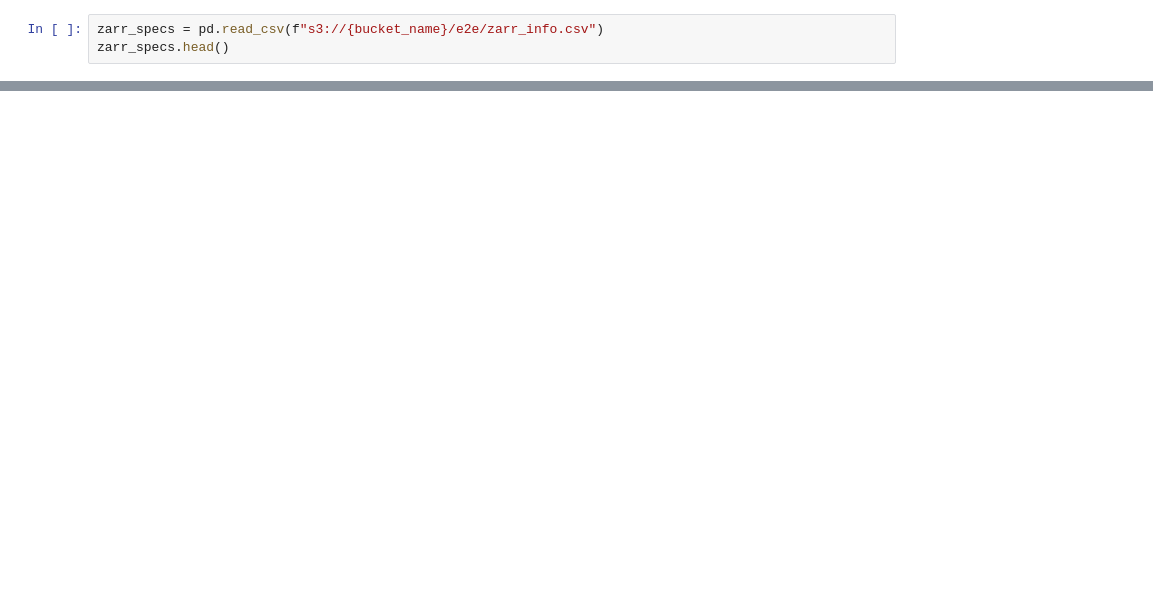
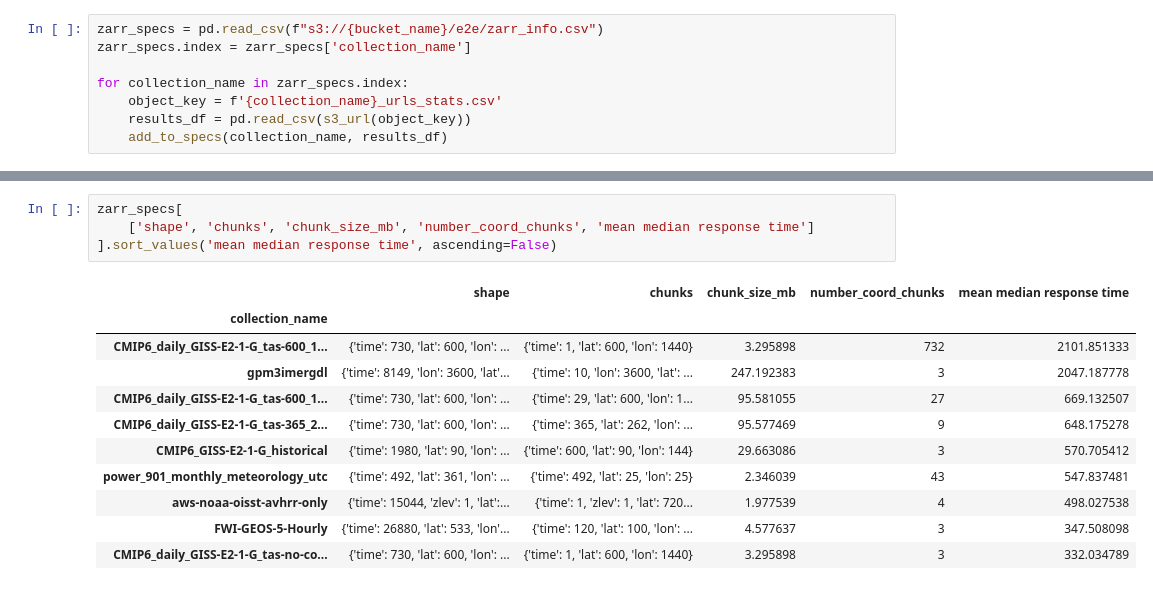
Before and after one commit to NASA-IMPACT/zarr-visualization-report, a Jupyter notebook: approaches/tiling/e2e-results.ipynb, the cells around one changed output, grey strips where cells are left out. Drawn from its saved outputs; the diff is of its cells as text; blank space fills up the shorter version.

Commit message:
Parse e2e results

```diff
--- a/approaches/tiling/e2e-results.ipynb
+++ b/approaches/tiling/e2e-results.ipynb
@@ -27,3 +45,8 @@ def s3_url(object_key):
 # %%
 zarr_specs = pd.read_csv(f"s3://{bucket_name}/e2e/zarr_info.csv")
-zarr_specs.head()
+zarr_specs.index = zarr_specs['collection_name']
+
+for collection_name in zarr_specs.index:
+    object_key = f'{collection_name}_urls_stats.csv'
+    results_df = pd.read_csv(s3_url(object_key))
+    add_to_specs(collection_name, results_df)
@@ -143,0 +63,16 @@ Name: Median Response Time, dtype: float64
+# %%
+zarr_specs[
+    ['shape', 'chunks', 'chunk_size_mb', 'number_coord_chunks', 'mean median response time']
+].sort_values('mean median response time', ascending=False)
+# %% [output]
+|  | shape | chunks | chunk_size_mb | number_coord_chunks | mean median response time |
+| collection_name |  |  |  |  |  |
+| CMIP6_daily_GISS-E2-1-G_tas-600_1... | {'time': 730, 'lat': 600, 'lon': ... | {'time': 1, 'lat': 600, 'lon': 1440} | 3.295898 | 732 | 2101.851333 |
+| gpm3imergdl | {'time': 8149, 'lon': 3600, 'lat'... | {'time': 10, 'lon': 3600, 'lat': ... | 247.192383 | 3 | 2047.187778 |
+| CMIP6_daily_GISS-E2-1-G_tas-600_1... | {'time': 730, 'lat': 600, 'lon': ... | {'time': 29, 'lat': 600, 'lon': 1... | 95.581055 | 27 | 669.132507 |
+| CMIP6_daily_GISS-E2-1-G_tas-365_2... | {'time': 730, 'lat': 600, 'lon': ... | {'time': 365, 'lat': 262, 'lon': ... | 95.577469 | 9 | 648.175278 |
+| CMIP6_GISS-E2-1-G_historical | {'time': 1980, 'lat': 90, 'lon': ... | {'time': 600, 'lat': 90, 'lon': 144} | 29.663086 | 3 | 570.705412 |
+| power_901_monthly_meteorology_utc | {'time': 492, 'lat': 361, 'lon': ... | {'time': 492, 'lat': 25, 'lon': 25} | 2.346039 | 43 | 547.837481 |
+| aws-noaa-oisst-avhrr-only | {'time': 15044, 'zlev': 1, 'lat':... | {'time': 1, 'zlev': 1, 'lat': 720... | 1.977539 | 4 | 498.027538 |
+| FWI-GEOS-5-Hourly | {'time': 26880, 'lat': 533, 'lon'... | {'time': 120, 'lat': 100, 'lon': ... | 4.577637 | 3 | 347.508098 |
+| CMIP6_daily_GISS-E2-1-G_tas-no-co... | {'time': 730, 'lat': 600, 'lon': ... | {'time': 1, 'lat': 600, 'lon': 1440} | 3.295898 | 3 | 332.034789 |
```
Also changed, not shown: parts of 30 cells of this notebook.
